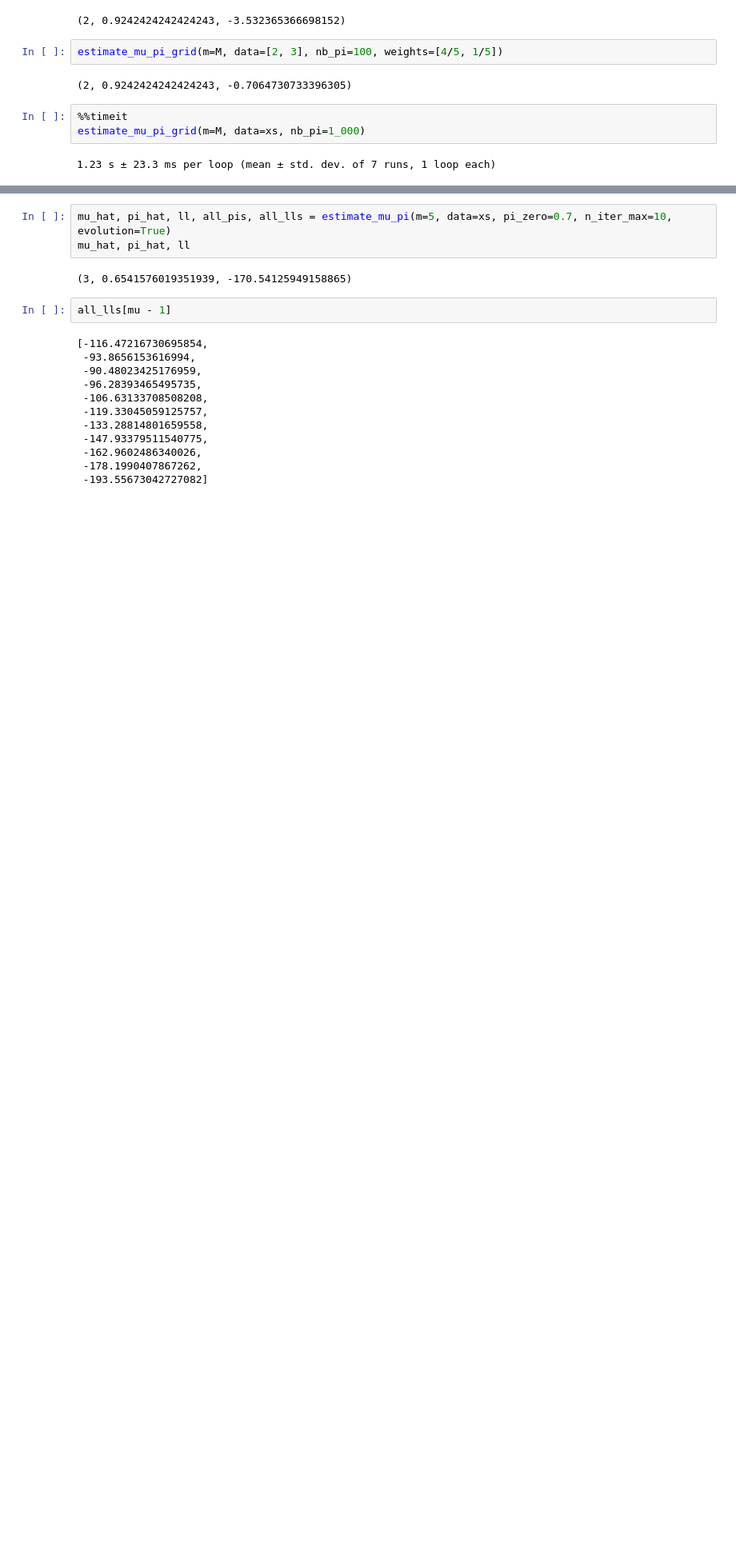
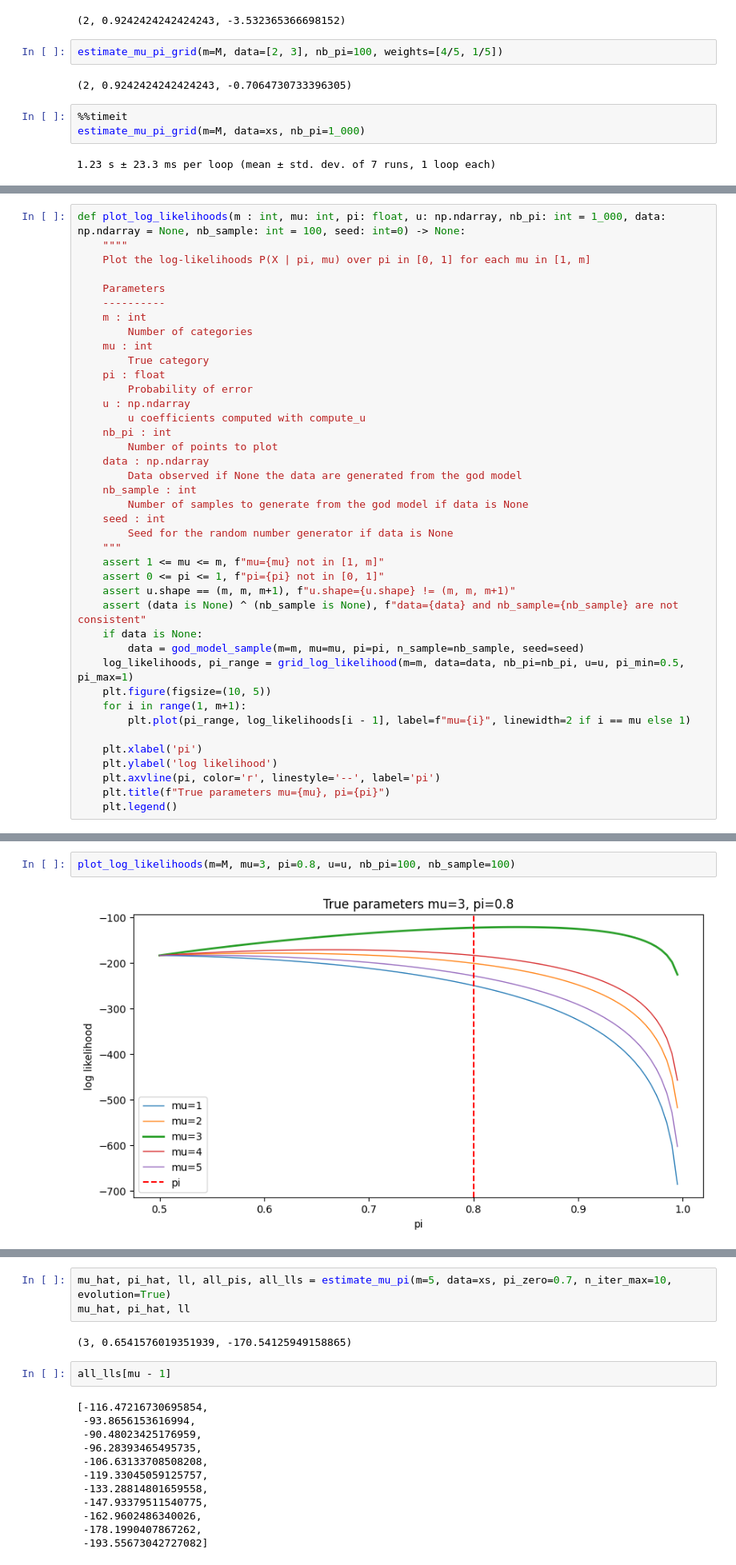
Before and after one commit to Thomick/Ordinal-data-clustering, a Jupyter notebook: notebooks/debug_god_model_estimator.ipynb, the cells around one changed output, grey strips where cells are left out. Shown at 80% size. Saved outputs shown, nothing was run; the diff lists cells and outputs as text; blank space fills up the shorter version.

```diff
--- a/notebooks/debug_god_model_estimator.ipynb
+++ b/notebooks/debug_god_model_estimator.ipynb
@@ -157,0 +162,40 @@ estimate_mu_pi_grid(m=M, data=xs, nb_pi=1_000)
+# %%
+def plot_log_likelihoods(m : int, mu: int, pi: float, u: np.ndarray, nb_pi: int = 1_000, data: np.ndarray = None, nb_sample: int = 100, seed: int=0) -> None:
+    """"
+    Plot the log-likelihoods P(X | pi, mu) over pi in [0, 1] for each mu in [1, m]
+
+    Parameters
+    ----------
+    m : int
+        Number of categories
+    mu : int
+        True category
+    pi : float
+        Probability of error
+    u : np.ndarray
+        u coefficients computed with compute_u
+    nb_pi : int
+        Number of points to plot
+    data : np.ndarray
+        Data observed if None the data are generated from the god model
+    nb_sample : int
+        Number of samples to generate from the god model if data is None
+    seed : int
+        Seed for the random number generator if data is None
+    """
+    assert 1 <= mu <= m, f"mu={mu} not in [1, m]"
+    assert 0 <= pi <= 1, f"pi={pi} not in [0, 1]"
+    assert u.shape == (m, m, m+1), f"u.shape={u.shape} != (m, m, m+1)"
+    assert (data is None) ^ (nb_sample is None), f"data={data} and nb_sample={nb_sample} are not consistent"
+    if data is None:
+        data = god_model_sample(m=m, mu=mu, pi=pi, n_sample=nb_sample, seed=seed)
+    log_likelihoods, pi_range = grid_log_likelihood(m=m, data=data, nb_pi=nb_pi, u=u, pi_min=0.5, pi_max=1)
+    plt.figure(figsize=(10, 5))
+    for i in range(1, m+1):
+        plt.plot(pi_range, log_likelihoods[i - 1], label=f"mu={i}", linewidth=2 if i == mu else 1)
+
+    plt.xlabel('pi')
+    plt.ylabel('log likelihood')
+    plt.axvline(pi, color='r', linestyle='--', label='pi')
+    plt.title(f"True parameters mu={mu}, pi={pi}")
+    plt.legend()
@@ -158 +205,5 @@ estimate_mu_pi_grid(m=M, data=xs, nb_pi=1_000)
+# %%
+plot_log_likelihoods(m=M, mu=3, pi=0.8, u=u, nb_pi=100, nb_sample=100)
+# %% [output]
+[figure, added]
 # %%
```
Also changed, not shown: parts of 8 cells of this notebook, 1 other file.
